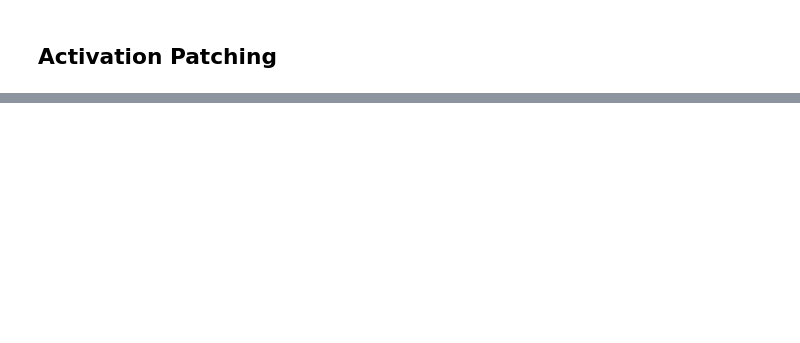
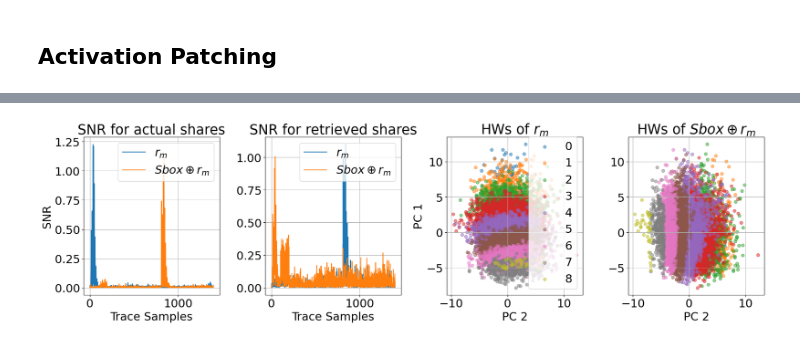
Before and after one commit to teravon/feature_emergence, a Jupyter notebook: eshard_clean.ipynb, the cells around one changed output, grey strips where cells are left out. Cells and saved outputs as stored; diff of their text form; code cells hidden in the pictures; blank space fills up the shorter version.

```diff
--- a/eshard_clean.ipynb
+++ b/eshard_clean.ipynb
@@ -274,0 +458,73 @@ WARNING:absl:Skipping variable loading for optimizer 'Adam', because it has 1 va
+# %%
+plt.figure(figsize=(20, 6))  # Adjust the figure size for 1x3 layout
+comp_n= 3
+new_pca = PCA(n_components=comp_n)
+layer=1
+new_s1_prof = new_pca.fit_transform(tmp[layer])
+new_s1_att = new_pca.transform(tmp_att[layer])
+# Subplot 1: Logits
+plt.rcParams["font.family"] = "sans-serif"
+plt.rcParams["font.size"] = 22
+plt.subplot(1, 4, 3)
+in1 = 2
+in2 = 1
+plt.xlabel(f"PC {in1}")
+plt.ylabel(f"PC {in2}")
+#plt.scatter(new_s1_att[:, in1], new_s1_att[:, in2], label="all", alpha=0.1)
+for i in range(0, 9):
+#     if i %2 == 0:
+#           continue
+     on = np.where(final_hw_values_s1==i)[0]
+     print(i, len(on))
+     plt.scatter(new_s1_att[on, in1], new_s1_att[on, in2], label=f"{i}", alpha=0.5)
+#      #plt.scatter(tmp_att[layer][on, in1], tmp_att[layer][on, in2], label=i, alpha=0.5)
+# for i in range(6, 9):
+# #     if i %2 == 0:
+# #           continue
+#      on = np.where(hw_values_s1==i)
+#      plt.scatter(new_s1_att[on, in1], new_s1_att[on, in2], label=f"HW = {i}", alpha=0.5)
+#      #plt.scatter(tmp_att[layer][on, in1], tmp_att[layer][on, in2], label=i, alpha=0.5)
+plt.title("HWs of $r_m$")
+plt.grid()
+
+plt.legend(loc=4)
+
+in1 = 2
+in2 = 1
+plt.subplot(1,4,4)
+plt.xlabel(f"PC {in1}")
+#plt.ylabel(f"PC {in2}")
+plt.title("HWs of $Sbox \oplus r_m$")
+for i in range(0, 9):
+
+     on = np.where(final_hw_values_s2==i)[0]
+     #print(i, len(on))
+     plt.scatter(new_s1_att[on, in1], new_s1_att[on, in2], label=f"{i}", alpha=0.5)
+plt.grid()
+#plt.legend()
+plt.subplot(1,4,2)
+plt.plot(snr_fast(dataset.x_attack, final_hw_values_s1), label="$r_m$")
+plt.plot(snr_fast(dataset.x_attack, final_hw_values_s2), label="$Sbox \oplus r_m$")
+
+plt.title("SNR for retrieved shares")
+plt.xlabel("Trace Samples")
+plt.legend(loc=1)
+plt.grid()
+plt.tight_layout()
+#plt.ylabel("SNR")
+
+
+plt.subplot(1,4,1)
+plt.plot(snr_fast(dataset.x_attack, hw(dataset.share1_attack[target_byte].astype(np.uint8))), label="$r_m$")
+plt.plot(snr_fast(dataset.x_attack, hw(dataset.share2_attack[target_byte].astype(np.uint8))), label="$Sbox \oplus r_m$")
+plt.title("SNR for actual shares")
+plt.xlabel("Trace Samples")
+plt.ylabel("SNR")
+plt.legend(loc=1)
+plt.grid()
+plt.tight_layout()
+plt.savefig("Combined_patch_ehard_lowest_res.png", dpi=20)
+plt.savefig("Combined_patch_eshard_lower_res.png", dpi=100)
+plt.savefig("Combined_patch_eshard.png", dpi=200)
+plt.show()
+# %% [output]
@@ -274,0 +549 @@ WARNING:absl:Skipping variable loading for optimizer 'Adam', because it has 1 va
+[figure, added]
```
Also changed, not shown: parts of 11 cells of this notebook, 1 other file.
